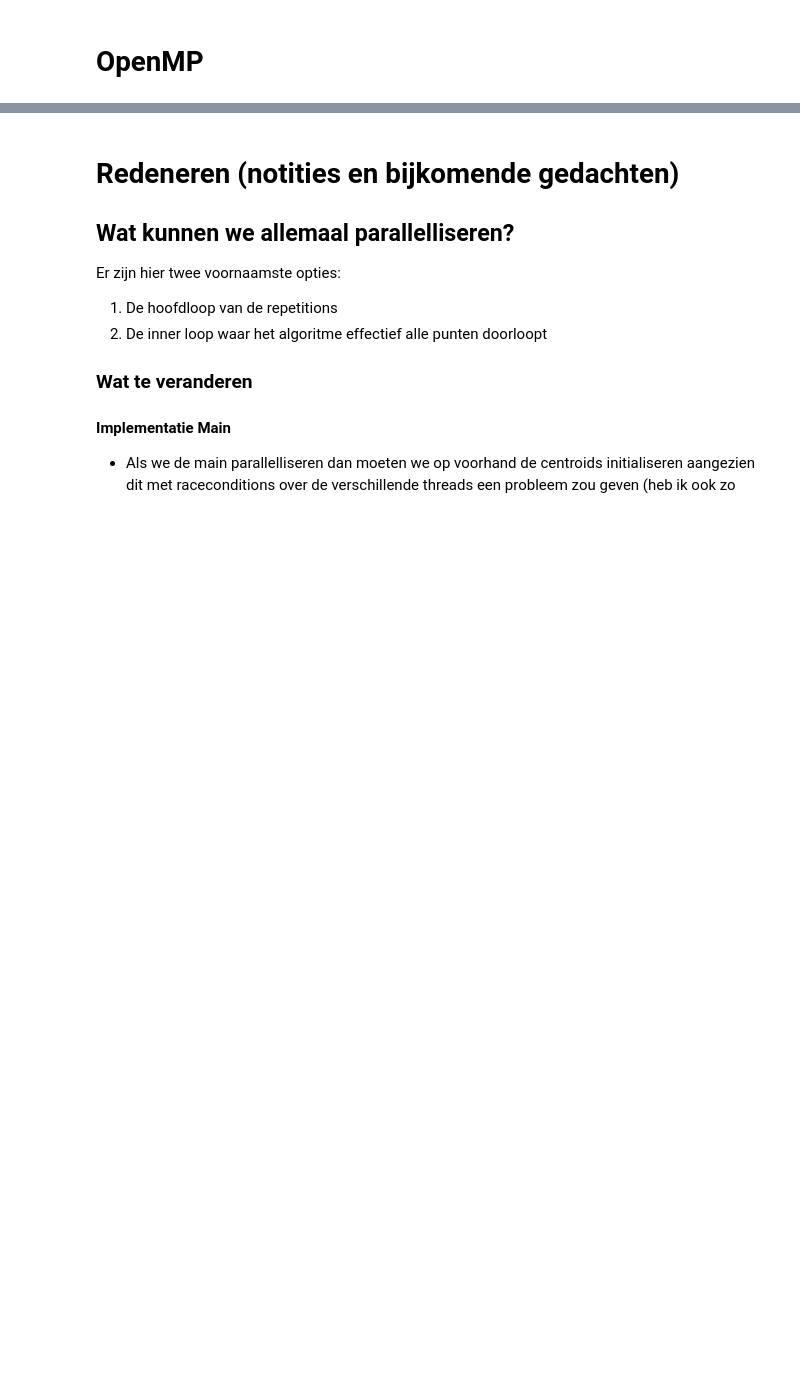
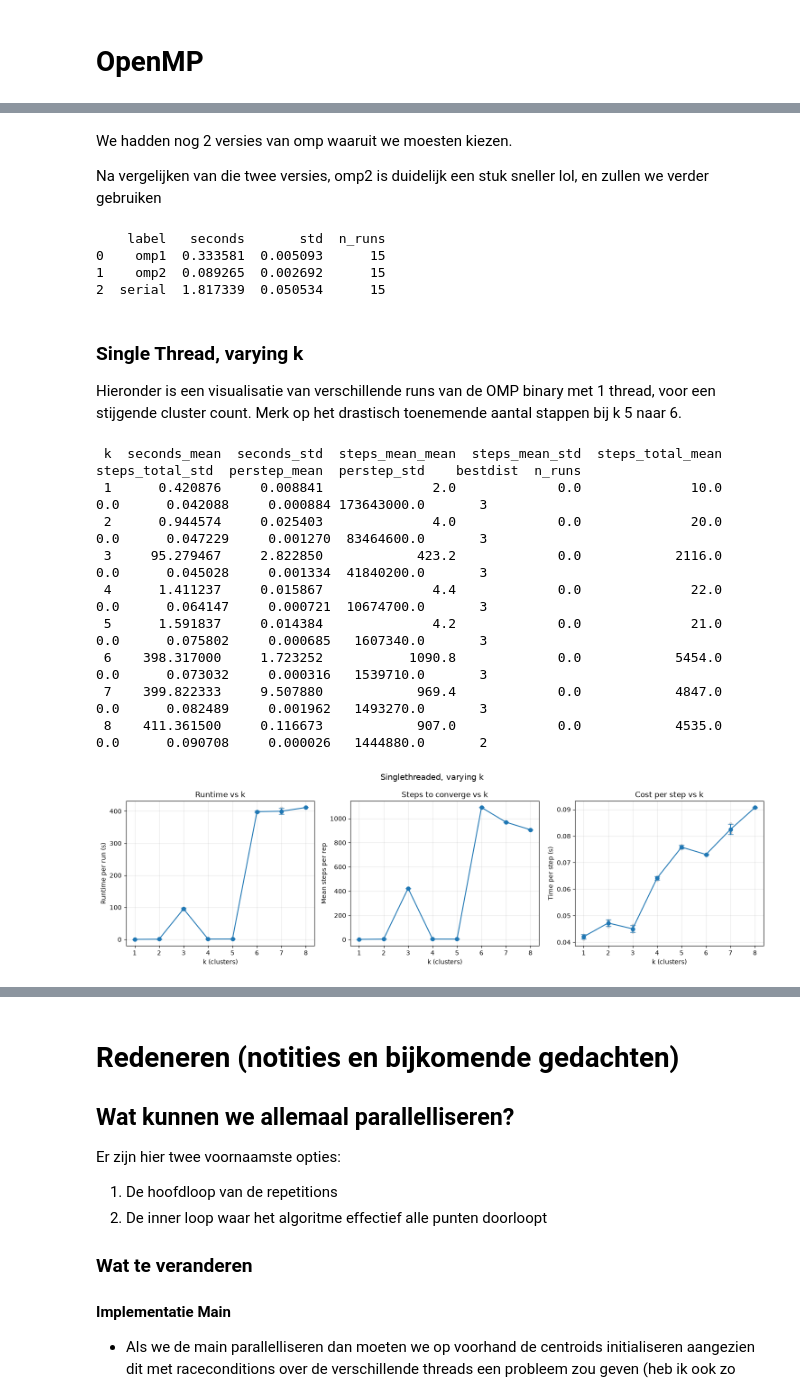
Before and after one commit to I-Waffuru-I/pds-kmeans, a Jupyter notebook: docs/openmp_2507953.ipynb, the cells around one changed output, grey strips where cells are left out. Cells and saved outputs as stored; diff of their text form; code cells hidden in the pictures; blank space fills up the shorter version.

```diff
--- a/docs/openmp_2507953.ipynb
+++ b/docs/openmp_2507953.ipynb
@@ -3,0 +30,80 @@
+# %% [markdown]
+We hadden nog 2 versies van omp waaruit we moesten kiezen.
+
+Na vergelijken van die twee versies, omp2 is duidelijk een stuk sneller lol, en zullen we verder gebruiken
+# %%
+ompcomp = load_results("omp_comparison.csv")
+summary = (
+    ompcomp.groupby(["label"])["seconds"]
+    .agg(seconds="mean", std="std", n_runs="count")
+    .reset_index()
+)
+print(summary)
+# %% [output]
+    label   seconds       std  n_runs
+0    omp1  0.333581  0.005093      15
+1    omp2  0.089265  0.002692      15
+2  serial  1.817339  0.050534      15
+# %% [markdown]
+### Single Thread, varying k
+Hieronder is een visualisatie van verschillende runs van de OMP binary met 1 thread, voor een stijgende cluster count. Merk op het drastisch toenemende aantal stappen bij k 5 naar 6.
+# %%
+t8t numpy as np
+import pandas as pd
+import matplotlib.pyplot as plt
+
+def parse_steps(s):
+    return np.array([int(v) for v in str(s).split(";") if v.strip()])
+
+df = load_results("omp_1thread.csv")
+df = df[df["threads"] == 1].copy()
+
+steps = df["steps"].apply(parse_steps)
+df["steps_total"] = steps.apply(np.sum)
+df["steps_mean"]  = steps.apply(np.mean)
+df["perstep"]     = df["seconds"] / df["steps_total"]
+
+
+summary = (
+    df.groupby("k")
+    .agg(
+        seconds_mean=("seconds", "mean"),   seconds_std=("seconds", "std"),
+        steps_mean_mean=("steps_mean", "mean"), steps_mean_std=("steps_mean", "std"),
+        steps_total_mean=("steps_total", "mean"), steps_total_std=("steps_total", "std"),
+        perstep_mean=("perstep", "mean"),   perstep_std=("perstep", "std"),
+        bestdist=("bestdist", "min"),
+        n_runs=("run", "count"),
+    )
+    .reset_index()
+    .fillna(0)
+)
+print(summary.to_string(index=False))
+
+t8- Plot ----
+fig, axes = plt.subplots(1, 3, figsize=(15, 4.5))
+panels = [
+    ("seconds",    "seconds_mean",     "seconds_std",     "Runtime per run (s)",    "Runtime vs k"),
+    ("steps_mean", "steps_mean_mean",  "steps_mean_std",  "Mean steps per rep", "Steps to converge vs k"),
+    ("perstep",    "perstep_mean",     "perstep_std",     "Time per step (s)",      "Cost per step vs k"),
+]
+for ax, (raw, m, s, ylabel, title) in zip(axes, panels):
+    ax.errorbar(summary["k"], summary[m], yerr=summary[s], marker="o", capsize=4)
+    ax.scatter(df["k"], df[raw], alpha=0.25, s=15, color="gray")
+    ax.set_xlabel("k (clusters)"); ax.set_ylabel(ylabel); ax.set_title(title)
+    ax.grid(alpha=0.3)
+
+fig.suptitle("Singlethreaded, varying k", fontsize=13)
+fig.tight_layout()
+#fig.savefig("kmeans_1thread_k.png", dpi=150)
+plt.show()
+# %% [output]
+ k  seconds_mean  seconds_std  steps_mean_mean  steps_mean_std  steps_total_mean  steps_total_std  perstep_mean  perstep_std    bestdist  n_runs
+ 1      0.420876     0.008841              2.0             0.0              10.0              0.0      0.042088     0.000884 173643000.0       3
+ 2      0.944574     0.025403              4.0             0.0              20.0              0.0      0.047229     0.001270  83464600.0       3
+ 3     95.279467     2.822850            423.2             0.0            2116.0              0.0      0.045028     0.001334  41840200.0       3
+ 4      1.411237     0.015867              4.4             0.0              22.0              0.0      0.064147     0.000721  10674700.0       3
+ 5      1.591837     0.014384              4.2             0.0              21.0              0.0      0.075802     0.000685   1607340.0       3
+ 6    398.317000     1.723252           1090.8             0.0            5454.0              0.0      0.073032     0.000316   1539710.0       3
+ 7    399.822333     9.507880            969.4             0.0            4847.0              0.0      0.082489     0.001962   1493270.0       3
+ 8    411.361500     0.116673            907.0             0.0            4535.0              0.0      0.090708     0.000026   1444880.0       2
+[figure, added]
```
Also changed, not shown: parts of 8 cells of this notebook, 13 other files.
